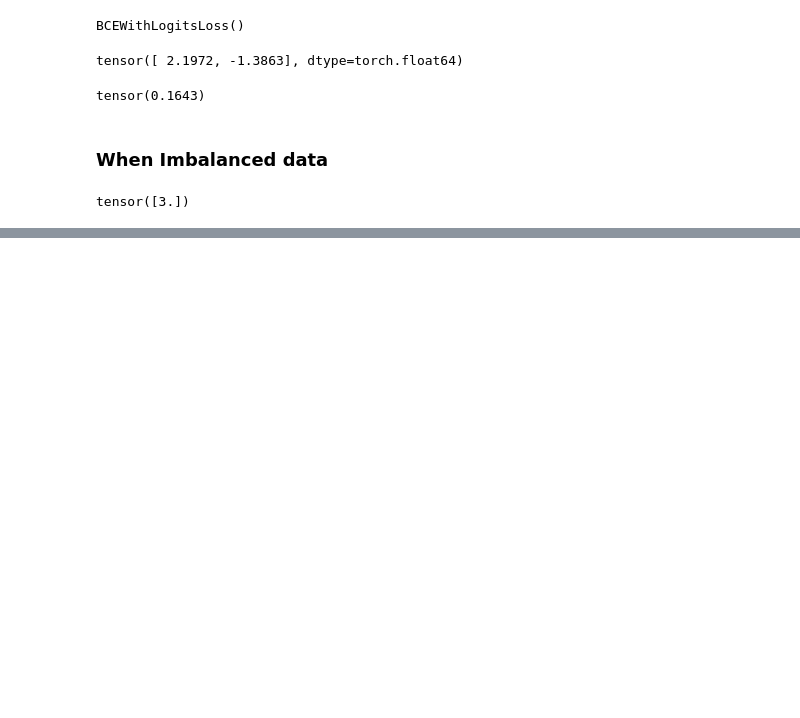
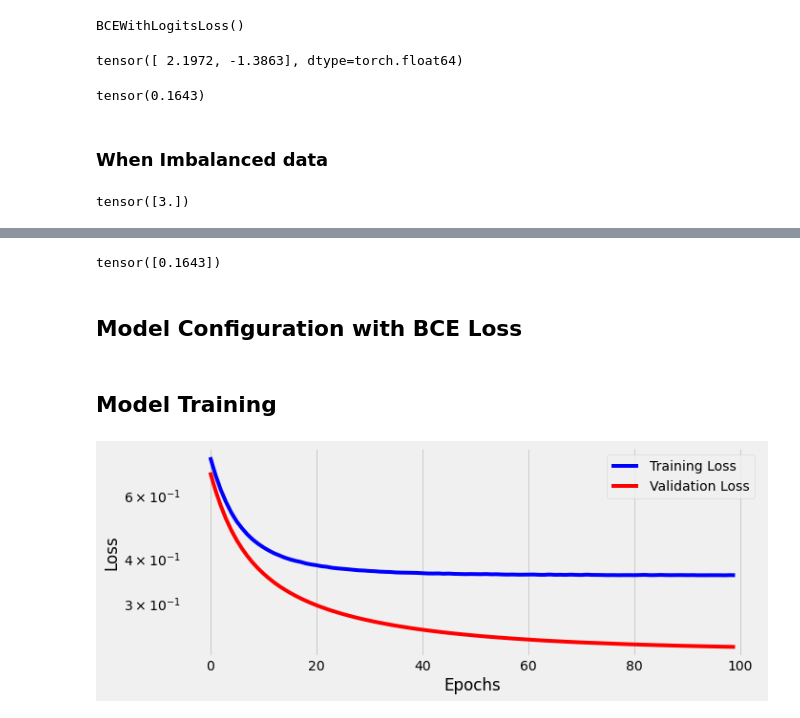
Before and after one commit to ridhimagarg/PyTorchBook, a Jupyter notebook: Chapter03.ipynb, the cells around one changed output, grey strips where cells are left out. Drawn from its saved outputs; the diff is of its cells as text; code cells hidden in the pictures; blank space fills up the shorter version.

```diff
--- a/Chapter03.ipynb
+++ b/Chapter03.ipynb
@@ -80,7 +80,7 @@ y_val_tensor = torch.as_tensor(y_val.reshape(-1,1)).float()
 train_dataset = TensorDataset(x_train_tensor, y_train_tensor)
 val_dataset = TensorDataset(x_val_tensor, y_val_tensor)
 
-train_dataset = DataLoader(dataset=train_dataset, batch_size=16, shuffle=True)
+train_loader = DataLoader(dataset=train_dataset, batch_size=16, shuffle=True)
 val_loader = DataLoader(dataset=val_dataset, batch_size=16)
 # %% [markdown]
 ## Model
@@ -176,0 +189,35 @@ tensor([3.])
+# %%
+## As pytorch by deafult doesnt handle it, we have to do it this way.
+loss_fn_imb_sum = nn.BCEWithLogitsLoss(
+  reduction='sum',
+  pos_weight=pos_weight
+)
+loss = loss_fn_imb_sum(dummy_imb_logits, dummy_imb_labels)
+loss = loss / (pos_weight * n_pos + n_neg)
+loss
+# %% [output]
+tensor([0.1643])
+# %% [markdown]
+## Model Configuration with BCE Loss
+# %%
+lr = 0.1
+
+torch.manual_seed(42)
+model = nn.Sequential()
+model.add_module('linear', nn.Linear(2,1))
+
+optimizer = optim.SGD(model.parameters(), lr=lr)
+
+loss_fn = nn.BCEWithLogitsLoss()
+# %% [markdown]
+## Model Training
+# %%
+n_epochs = 100
+
+sbs = StepByStep(model, loss_fn, optimizer)
+sbs.set_loaders(train_loader ,val_loader)
+sbs.train(n_epochs)
+# %%
+fig = sbs.plot_losses()
+# %% [output]
+[figure, added]
```
Also changed, not shown: parts of 2 cells of this notebook.
